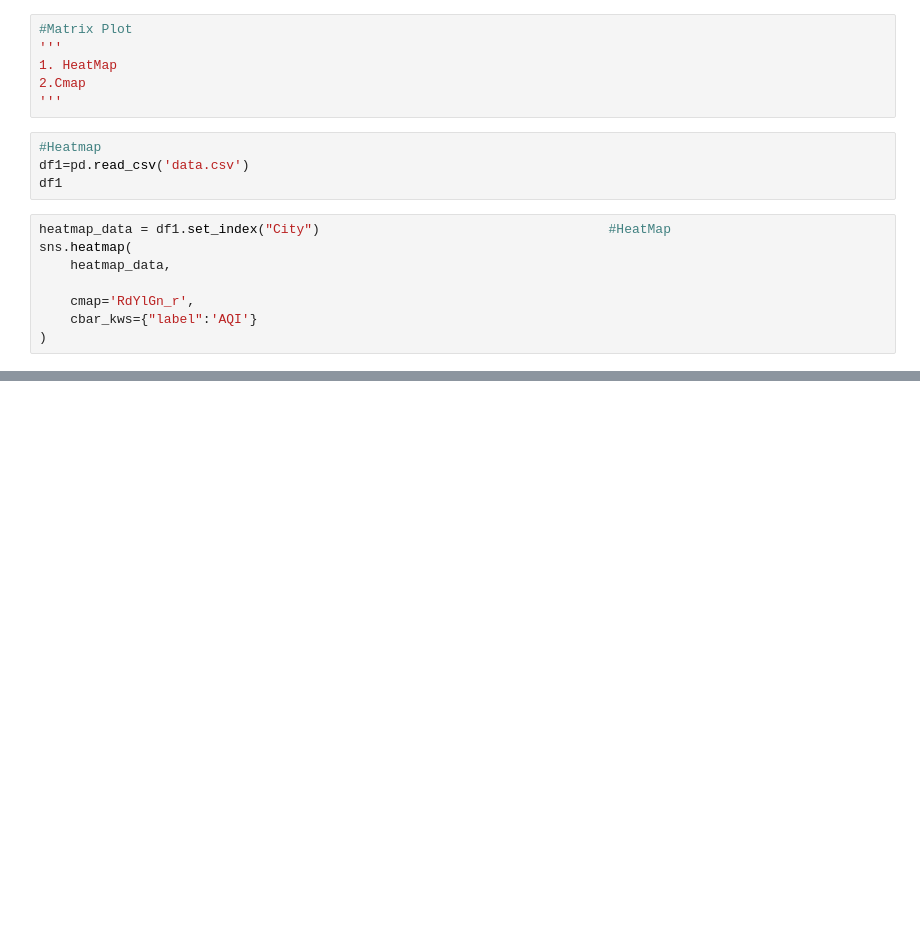
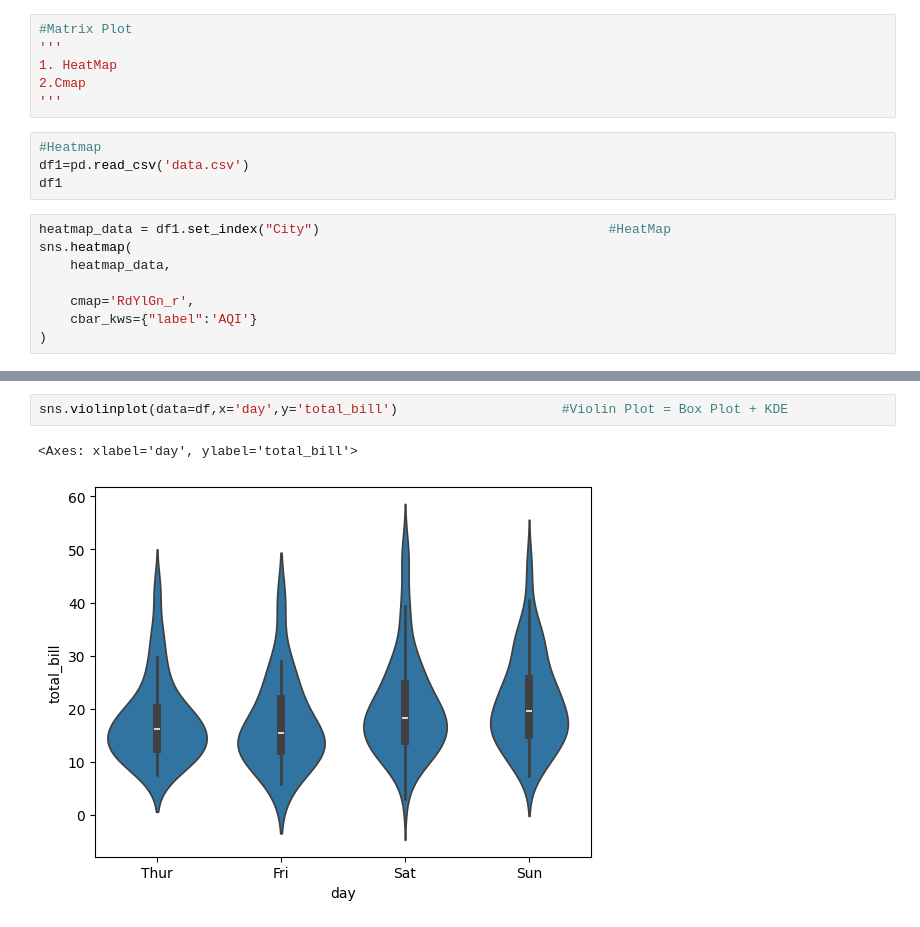
Before and after one commit to priyanka09-stack/Intro-To-ML, a Jupyter notebook: ML/Seaborn/seabornnnn.ipynb, the cells around one changed output, grey strips where cells are left out. Cells and saved outputs as stored; diff of their text form; blank space fills up the shorter version.

```diff
--- a/ML/Seaborn/seabornnnn.ipynb
+++ b/ML/Seaborn/seabornnnn.ipynb
@@ -102,0 +151,5 @@ sns.heatmap(
+# %%
+sns.violinplot(data=df,x='day',y='total_bill')                     #Violin Plot = Box Plot + KDE
+# %% [output]
+<Axes: xlabel='day', ylabel='total_bill'>
+[figure, added]
```
Also changed, not shown: parts of 6 cells of this notebook, 1 other file.
